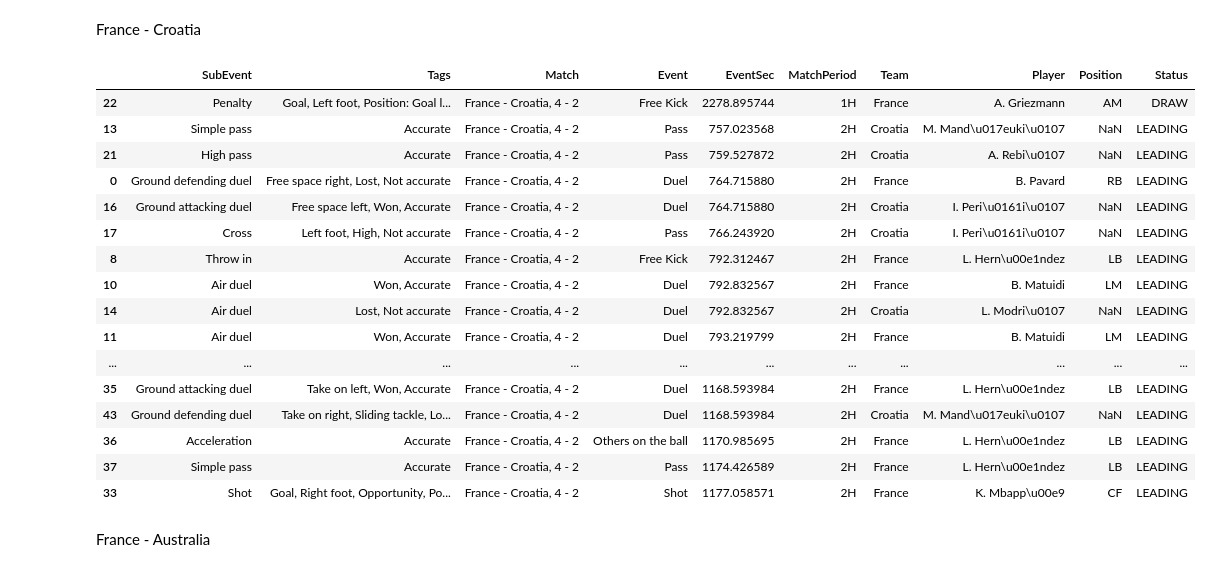
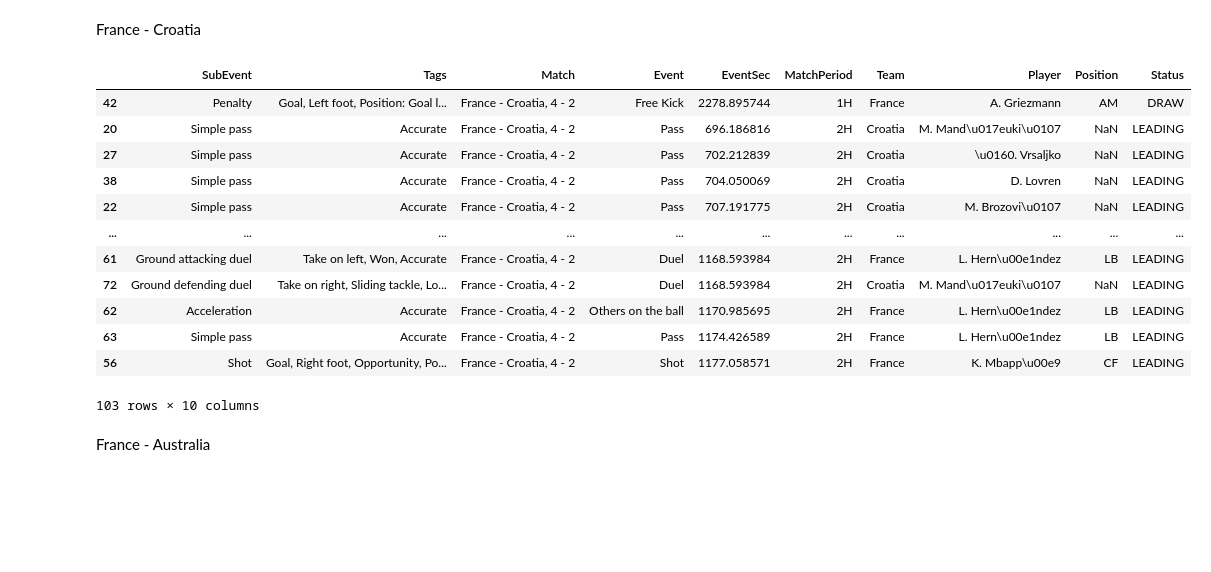
Before and after one commit to MrSachin7/ProcessMiningProject, a Jupyter notebook: Data_preparation/index.ipynb, the cells around one changed output. Cells and saved outputs as stored; diff of their text form; code cells hidden in the pictures; blank space fills up the shorter version.

```diff
--- a/Data_preparation/index.ipynb
+++ b/Data_preparation/index.ipynb
@@ -498,26 +497,22 @@ events_belgium_france = events_belgium[events_belgium['Team'] == 'France']
 # %% [markdown]
 France - Croatia
 # %%
-events_croatia = events_before_goal_by_minutes(data, 'Croatia', minutes=1)
+events_croatia = events_before_goal_by_minutes(data, 'Croatia', minutes=2)
 events_croatia
 # %% [output]
 |  | SubEvent | Tags | Match | Event | EventSec | MatchPeriod | Team | Player | Position | Status |
-| 22 | Penalty | Goal, Left foot, Position: Goal l... | France - Croatia, 4 - 2 | Free Kick | 2278.895744 | 1H | France | A. Griezmann | AM | DRAW |
-| 13 | Simple pass | Accurate | France - Croatia, 4 - 2 | Pass | 757.023568 | 2H | Croatia | M. Mand\u017euki\u0107 | NaN | LEADING |
-| 21 | High pass | Accurate | France - Croatia, 4 - 2 | Pass | 759.527872 | 2H | Croatia | A. Rebi\u0107 | NaN | LEADING |
-| 0 | Ground defending duel | Free space right, Lost, Not accurate | France - Croatia, 4 - 2 | Duel | 764.715880 | 2H | France | B. Pavard | RB | LEADING |
-| 16 | Ground attacking duel | Free space left, Won, Accurate | France - Croatia, 4 - 2 | Duel | 764.715880 | 2H | Croatia | I. Peri\u0161i\u0107 | NaN | LEADING |
-| 17 | Cross | Left foot, High, Not accurate | France - Croatia, 4 - 2 | Pass | 766.243920 | 2H | Croatia | I. Peri\u0161i\u0107 | NaN | LEADING |
-| 8 | Throw in | Accurate | France - Croatia, 4 - 2 | Free Kick | 792.312467 | 2H | France | L. Hern\u00e1ndez | LB | LEADING |
-| 10 | Air duel | Won, Accurate | France - Croatia, 4 - 2 | Duel | 792.832567 | 2H | France | B. Matuidi | LM | LEADING |
-| 14 | Air duel | Lost, Not accurate | France - Croatia, 4 - 2 | Duel | 792.832567 | 2H | Croatia | L. Modri\u0107 | NaN | LEADING |
-| 11 | Air duel | Won, Accurate | France - Croatia, 4 - 2 | Duel | 793.219799 | 2H | France | B. Matuidi | LM | LEADING |
+| 42 | Penalty | Goal, Left foot, Position: Goal l... | France - Croatia, 4 - 2 | Free Kick | 2278.895744 | 1H | France | A. Griezmann | AM | DRAW |
+| 20 | Simple pass | Accurate | France - Croatia, 4 - 2 | Pass | 696.186816 | 2H | Croatia | M. Mand\u017euki\u0107 | NaN | LEADING |
+| 27 | Simple pass | Accurate | France - Croatia, 4 - 2 | Pass | 702.212839 | 2H | Croatia | \u0160. Vrsaljko | NaN | LEADING |
+| 38 | Simple pass | Accurate | France - Croatia, 4 - 2 | Pass | 704.050069 | 2H | Croatia | D. Lovren | NaN | LEADING |
+| 22 | Simple pass | Accurate | France - Croatia, 4 - 2 | Pass | 707.191775 | 2H | Croatia | M. Brozovi\u0107 | NaN | LEADING |
 | ... | ... | ... | ... | ... | ... | ... | ... | ... | ... | ... |
-| 35 | Ground attacking duel | Take on left, Won, Accurate | France - Croatia, 4 - 2 | Duel | 1168.593984 | 2H | France | L. Hern\u00e1ndez | LB | LEADING |
-| 43 | Ground defending duel | Take on right, Sliding tackle, Lo... | France - Croatia, 4 - 2 | Duel | 1168.593984 | 2H | Croatia | M. Mand\u017euki\u0107 | NaN | LEADING |
-| 36 | Acceleration | Accurate | France - Croatia, 4 - 2 | Others on the ball | 1170.985695 | 2H | France | L. Hern\u00e1ndez | LB | LEADING |
-| 37 | Simple pass | Accurate | France - Croatia, 4 - 2 | Pass | 1174.426589 | 2H | France | L. Hern\u00e1ndez | LB | LEADING |
-| 33 | Shot | Goal, Right foot, Opportunity, Po... | France - Croatia, 4 - 2 | Shot | 1177.058571 | 2H | France | K. Mbapp\u00e9 | CF | LEADING |
+| 61 | Ground attacking duel | Take on left, Won, Accurate | France - Croatia, 4 - 2 | Duel | 1168.593984 | 2H | France | L. Hern\u00e1ndez | LB | LEADING |
+| 72 | Ground defending duel | Take on right, Sliding tackle, Lo... | France - Croatia, 4 - 2 | Duel | 1168.593984 | 2H | Croatia | M. Mand\u017euki\u0107 | NaN | LEADING |
+| 62 | Acceleration | Accurate | France - Croatia, 4 - 2 | Others on the ball | 1170.985695 | 2H | France | L. Hern\u00e1ndez | LB | LEADING |
+| 63 | Simple pass | Accurate | France - Croatia, 4 - 2 | Pass | 1174.426589 | 2H | France | L. Hern\u00e1ndez | LB | LEADING |
+| 56 | Shot | Goal, Right foot, Opportunity, Po... | France - Croatia, 4 - 2 | Shot | 1177.058571 | 2H | France | K. Mbapp\u00e9 | CF | LEADING |
+103 rows × 10 columns
 # %%
 events_croatia_france = events_croatia[events_croatia['Team'] == 'France']
 # %% [markdown]
```
Also changed, not shown: parts of 12 cells of this notebook, 15 other files.
